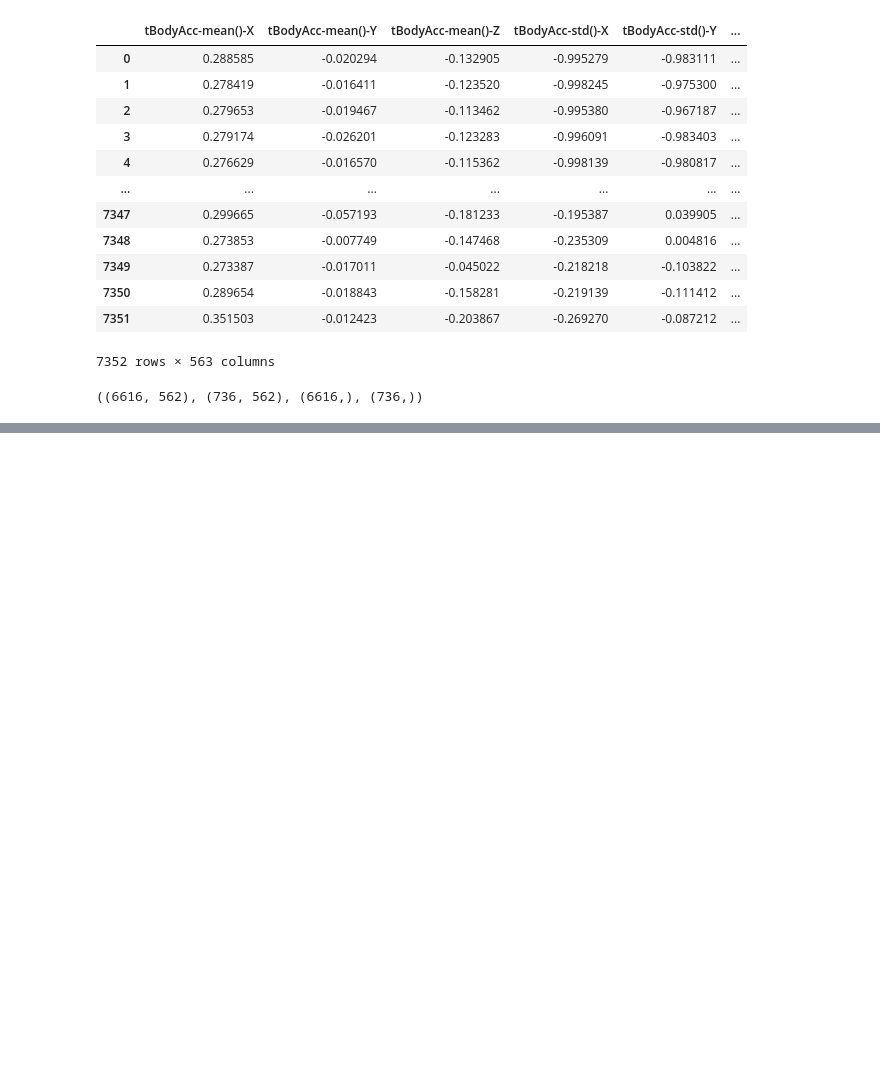
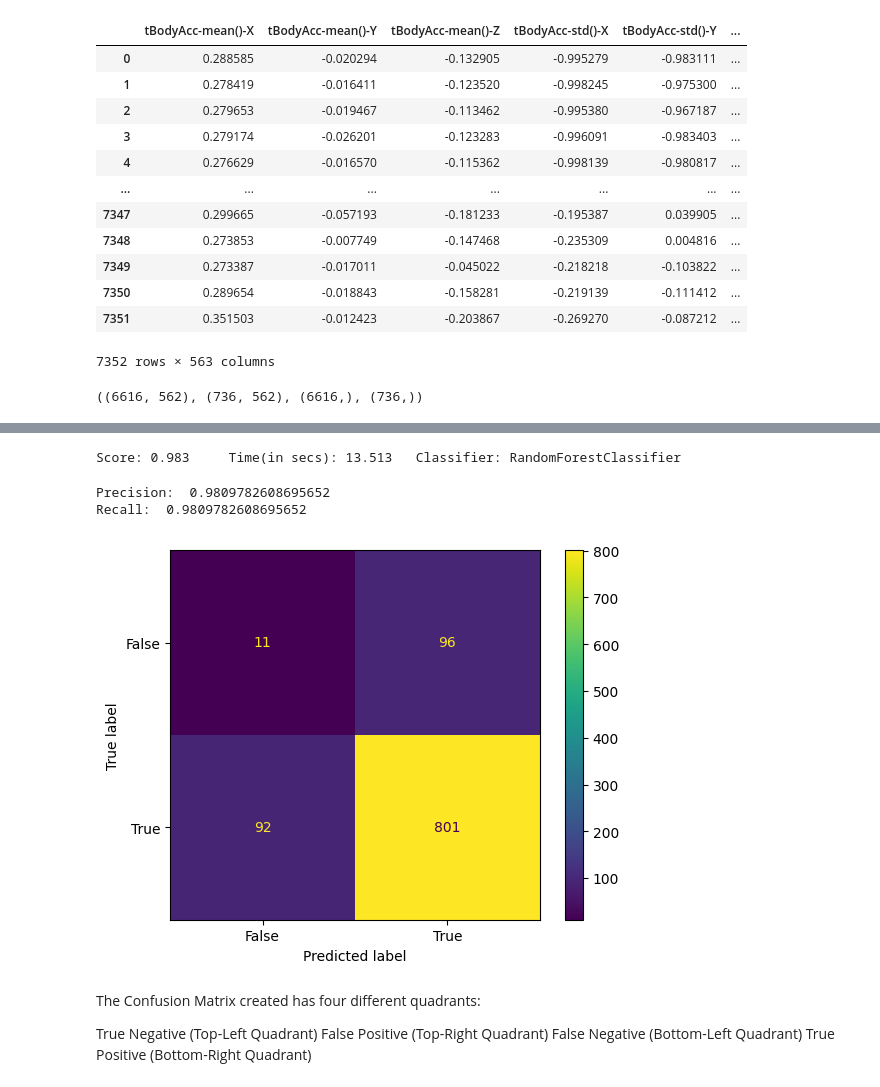
Before and after one commit to githubpusp/ML-project, a Jupyter notebook: randomforest.ipynb, the cells around one changed output, grey strips where cells are left out. Saved outputs shown, nothing was run; the diff lists cells and outputs as text; code cells hidden in the pictures; blank space fills up the shorter version.

```diff
--- a/randomforest.ipynb
+++ b/randomforest.ipynb
@@ -126,7 +131,0 @@ Testing Accuracy  0.9904891304347826
-# %%
-#Build Random Forest model using ensemble.RandomForestClassifier
-from sklearn.ensemble import RandomForestClassifier
-rf=RandomForestClassifier(criterion='entropy')
-rf.fit(x_train, y_train)
-y_train_pred=rf.predict(x_train)#predicting train data
-y_test_pred=rf.predict(x_test)
@@ -139,7 +131,0 @@ Testing Accuracy  0.9918478260869565
-# %%
-#Build Random Forest model using ensemble.RandomForestClassifier
-from sklearn.ensemble import RandomForestClassifier
-rf=RandomForestClassifier(max_depth=5)#i want to stop at 5 layers so I took max_depth as 5 # it indicates pruning
-rf.fit(x_train, y_train)
-y_train_pred=rf.predict(x_train)#predicting train data
-y_test_pred=rf.predict(x_test)
@@ -152,7 +131,0 @@ Testing Accuracy  0.9442934782608695
-# %%
-#Build Random Forest model using ensemble.RandomForestClassifier
-from sklearn.ensemble import RandomForestClassifier
-rf=RandomForestClassifier(max_features='sqrt')
-rf.fit(x_train, y_train)
-y_train_pred=rf.predict(x_train)#predicting train data
-y_test_pred=rf.predict(x_test)
@@ -164,0 +145,4 @@ Testing Accuracy  0.9877717391304348
+# %%
+f_score(x_train, x_test, y_train, y_test)
+# %% [output]
+Score: 0.983     Time(in secs): 13.513   Classifier: RandomForestClassifier
@@ -164,0 +151,35 @@ Testing Accuracy  0.9877717391304348
+# %%
+precision = precision_score(y_test, pred,pos_label='positive', average='micro')
+recall = recall_score(y_test, pred,pos_label='positive',average='micro')
+
+print('Precision: ',precision)
+print('Recall: ',recall)
+# %% [output]
+Precision:  0.9809782608695652
+Recall:  0.9809782608695652
+# %%
+from sklearn.ensemble import RandomForestClassifier
+classifier = RandomForestClassifier(n_estimators=10,max_features=1,random_state=42)
+classifier.fit(x_train, y_train);
+# %%
+from sklearn import metrics
+
+actual = np.random.binomial(1,.9,size = 1000)
+predicted = np.random.binomial(1,.9,size = 1000)
+
+predictions = classifier.predict(x_test)
+confusion_matrix = metrics.confusion_matrix(actual, predicted)
+
+cm_display = metrics.ConfusionMatrixDisplay(confusion_matrix = confusion_matrix, display_labels = [False, True])
+
+cm_display.plot()
+plt.show()
+# %% [output]
+[figure, added]
+# %% [markdown]
+The Confusion Matrix created has four different quadrants:
+
+True Negative (Top-Left Quadrant)
+False Positive (Top-Right Quadrant)
+False Negative (Bottom-Left Quadrant)
+True Positive (Bottom-Right Quadrant)
```
Also changed, not shown: parts of 9 cells of this notebook.
